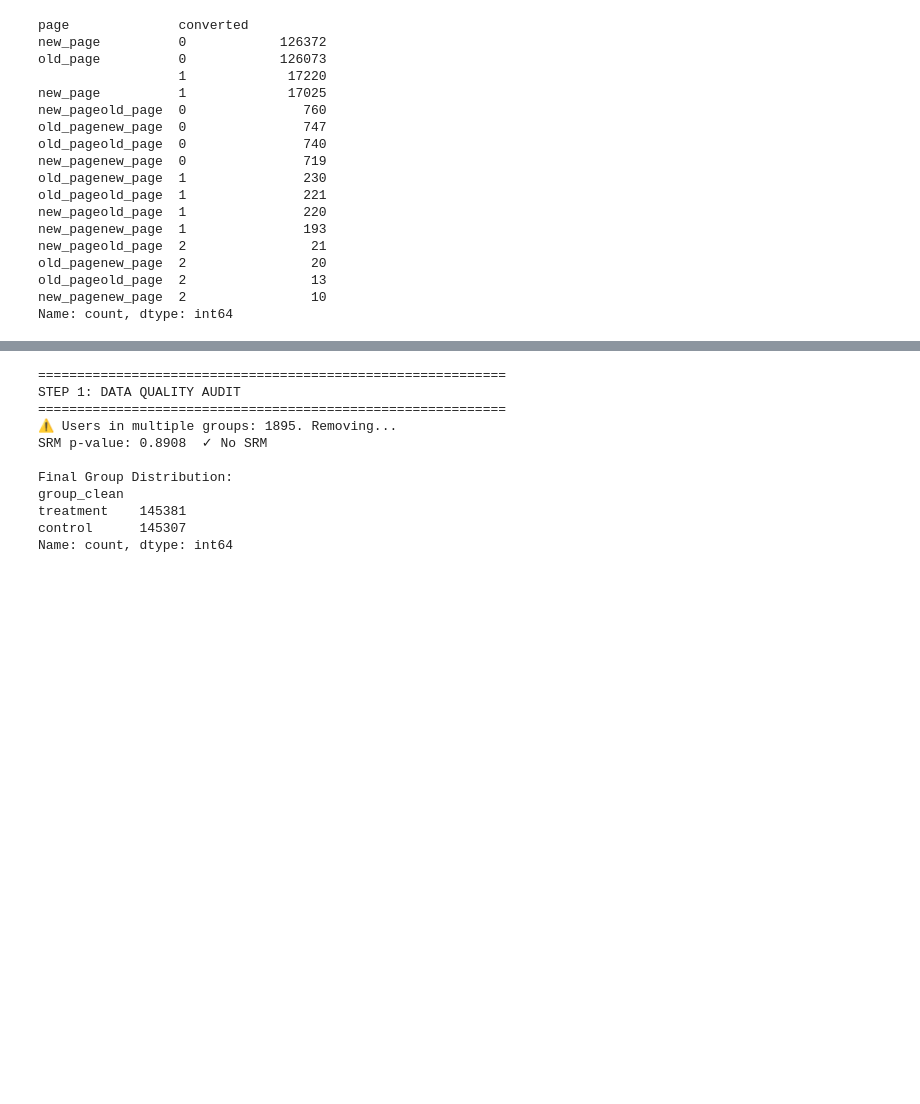
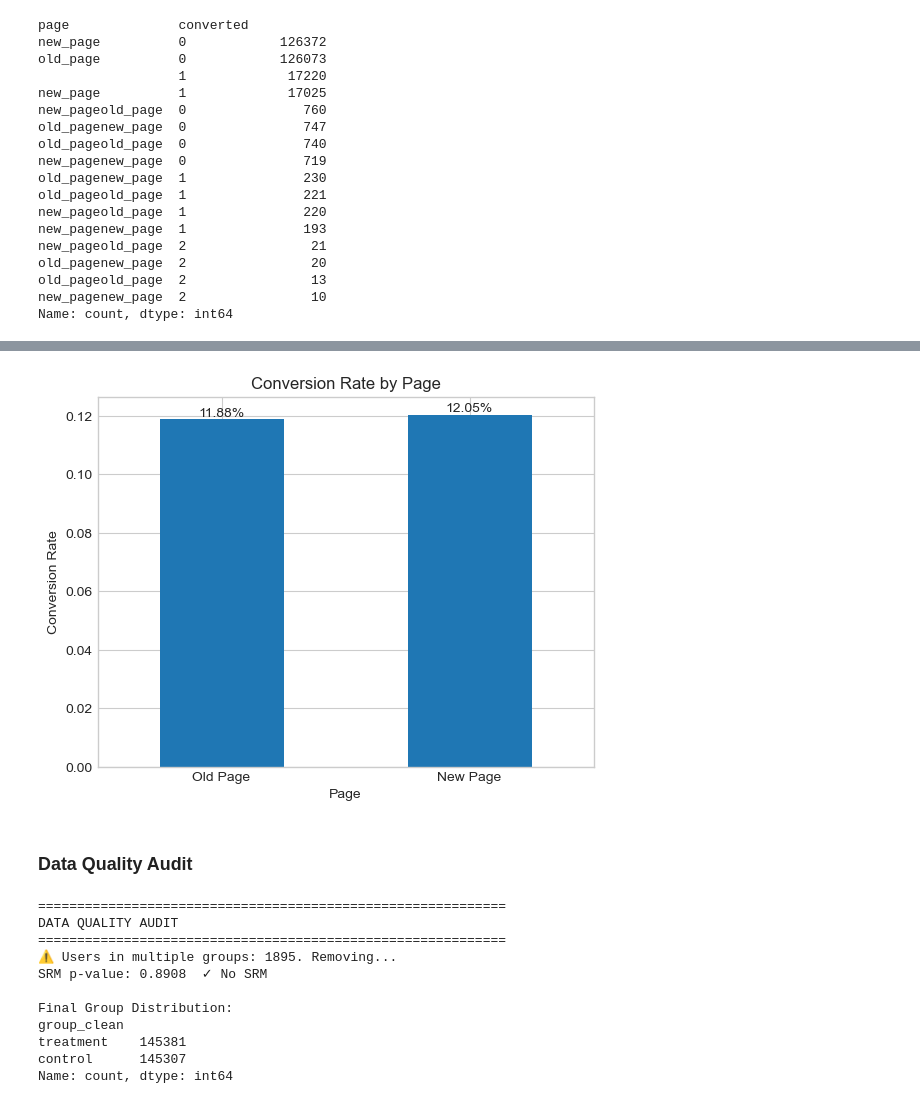
Before and after one commit to RedSamurai07/AB-Testing-and-Experimental-Analysis, a Jupyter notebook: ab_detect.ipynb, the cells around one changed output, grey strips where cells are left out. Drawn from its saved outputs; the diff is of its cells as text; code cells hidden in the pictures; blank space fills up the shorter version.

```diff
--- a/ab_detect.ipynb
+++ b/ab_detect.ipynb
@@ -155,30 +149,31 @@ Name: count, dtype: int64
+# %%
+df.groupby('page')['converted'].mean().plot(kind='bar', title='Conversion Rate by Page', xlabel='Page', ylabel='Conversion Rate')
+plt.xticks(ticks=[0, 1], labels=['Old Page', 'New Page'],rotation=0)
+plt.annotate(f"{df.groupby('page')['converted'].mean()[0]:.2%}", xy=(0, df.groupby('page')['converted'].mean()[0]), ha='center', va='bottom')
+plt.annotate(f"{df.groupby('page')['converted'].mean()[1]:.2%}", xy=(1, df.groupby('page')['converted'].mean()[1]), ha='center', va='bottom')
+plt.show()
+# %% [output]
+[figure, added]
+# %% [markdown]
+### Data Quality Audit
 # %%
-import pandas as pd
-import numpy as np
-from scipy import stats
-
 def load_and_validate(df: pd.DataFrame) -> pd.DataFrame:
     """Audit integrity by cleaning messy labels and checking for contamination."""
-    print("=" * 60 + "\nSTEP 1: DATA QUALITY AUDIT\n" + "=" * 60)
+    print("=" * 60 + "\nDATA QUALITY AUDIT\n" + "=" * 60)
 
-    # --- 1. CLEAN THE LABELS FIRST ---
-    # We map 'doubled' values to their clean counterparts
-    # Mixed values (e.g., 'treatmentcontrol') default to 'neither'
     con_treat_conditions = [
         (df['con_treat'].isin(['control', 'controlcontrol'])),
         (df['con_treat'].isin(['treatment', 'treatmenttreatment']))
     ]
     df['group_clean'] = np.select(con_treat_conditions, ['control', 'treatment'], default='neither')
 
-    # Also clean the 'page' column if needed (based on your screenshot)
     page_conditions = [
         (df['page'].isin(['old_page', 'old_pageold_page'])),
         (df['page'].isin(['new_page', 'new_pageview_page', 'new_pagenew_page']))
     ]
     df['page_clean'] = np.select(page_conditions, ['old_page', 'new_page'], default='other')
 
-    # --- 2. USER CONTAMINATION CHECK ---
-    # Now check if a single ID exists in more than one CLEAN group
+
     multi_group = df.groupby("id")["group_clean"].nunique()
     contaminated_ids = multi_group[multi_group > 1].index
 
@@ -186,8 +181,6 @@ def load_and_validate(df: pd.DataFrame) -> pd.DataFrame:
         print(f"⚠ Users in multiple groups: {len(contaminated_ids)}. Removing...")
         df = df[~df["id"].isin(contaminated_ids)].copy()
 
-    # --- 3. SAMPLE RATIO MISMATCH (SRM) CHECK ---
-    # Only compare 'control' vs 'treatment' (ignore 'neither')
     analysis_df = df[df['group_clean'].isin(['control', 'treatment'])]
     group_counts = analysis_df["group_clean"].value_counts()
 
@@ -200,11 +193,10 @@ def load_and_validate(df: pd.DataFrame) -> pd.DataFrame:
 
     return df
 
-# Run the validation
 df_validated = load_and_validate(df)
 # %% [output]
 ============================================================
-STEP 1: DATA QUALITY AUDIT
+DATA QUALITY AUDIT
 ============================================================
 ⚠ Users in multiple groups: 1895. Removing...
 SRM p-value: 0.8908  ✓ No SRM
```
Also changed, not shown: parts of 14 cells of this notebook.
